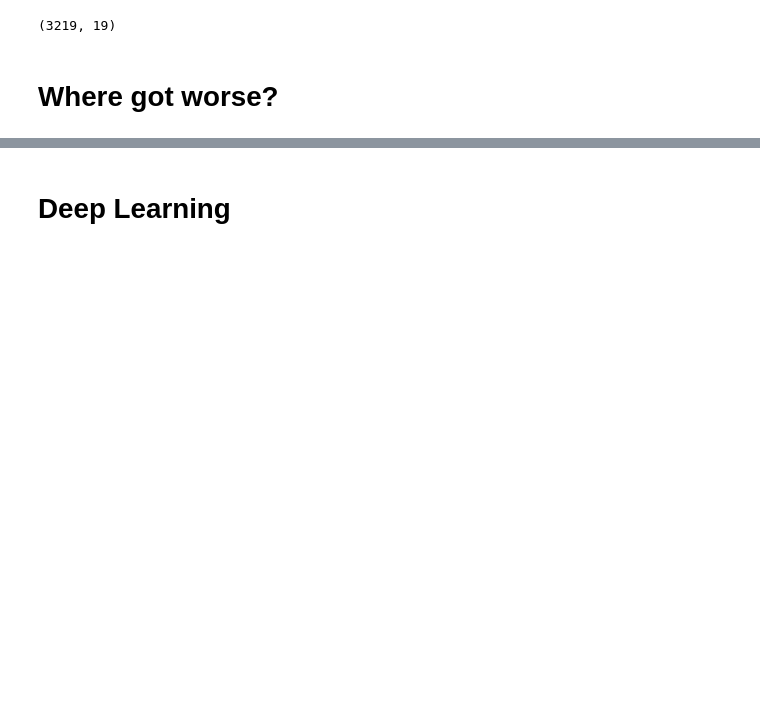
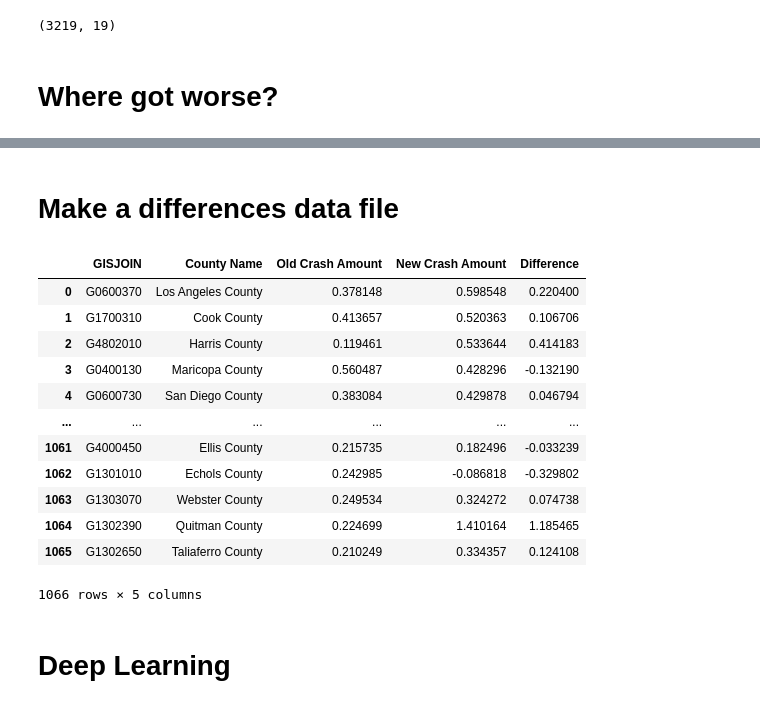
Before and after one commit to drg101/fysallida, a Jupyter notebook: analyze/Daniel_Basic_Analysis.ipynb, the cells around one changed output, grey strips where cells are left out. Drawn from its saved outputs; the diff is of its cells as text; code cells hidden in the pictures; blank space fills up the shorter version.

```diff
--- a/analyze/Daniel_Basic_Analysis.ipynb
+++ b/analyze/Daniel_Basic_Analysis.ipynb
@@ -264,3 +244,35 @@ for old_feature in old_features:
 
 with open('../frontend/extremes.json', 'w') as jsonfile:
     json.dump(to_write, jsonfile)
+# %% [markdown]
+# Make a differences data file
+# %%
+sig = []
+for index, pred_2007_row in new_data_df.iterrows():
+    gisjoin = pred_2007_row['GISJOIN']
+    crash_amount_old = pred_2007_row['crash_amount']
+    pred_2020_row = to_predict_df.loc[to_predict_df['GISJOIN'] == gisjoin]
+    if not len(list(pred_2020_row.keys())):
+        continue
+    crash_amount_new = pred_2020_row['crash_amount'].values[0]
+    difference = crash_amount_new - crash_amount_old
+    siga = [pred_2007_row['GISJOIN'], pred_2007_row['county_name'], crash_amount_old, crash_amount_new, difference]
+    sig.append(siga)
+
+
+difference_df = pd.DataFrame(sig, columns=["GISJOIN", "County Name", "Old Crash Amount", "New Crash Amount", "Difference"])
+difference_df
+# %% [output]
+|  | GISJOIN | County Name | Old Crash Amount | New Crash Amount | Difference |
+| 0 | G0600370 | Los Angeles County | 0.378148 | 0.598548 | 0.220400 |
+| 1 | G1700310 | Cook County | 0.413657 | 0.520363 | 0.106706 |
+| 2 | G4802010 | Harris County | 0.119461 | 0.533644 | 0.414183 |
+| 3 | G0400130 | Maricopa County | 0.560487 | 0.428296 | -0.132190 |
+| 4 | G0600730 | San Diego County | 0.383084 | 0.429878 | 0.046794 |
+| ... | ... | ... | ... | ... | ... |
+| 1061 | G4000450 | Ellis County | 0.215735 | 0.182496 | -0.033239 |
+| 1062 | G1301010 | Echols County | 0.242985 | -0.086818 | -0.329802 |
+| 1063 | G1303070 | Webster County | 0.249534 | 0.324272 | 0.074738 |
+| 1064 | G1302390 | Quitman County | 0.224699 | 1.410164 | 1.185465 |
+| 1065 | G1302650 | Taliaferro County | 0.210249 | 0.334357 | 0.124108 |
+1066 rows × 5 columns
```
Also changed, not shown: parts of 11 cells of this notebook, 4 other files.
